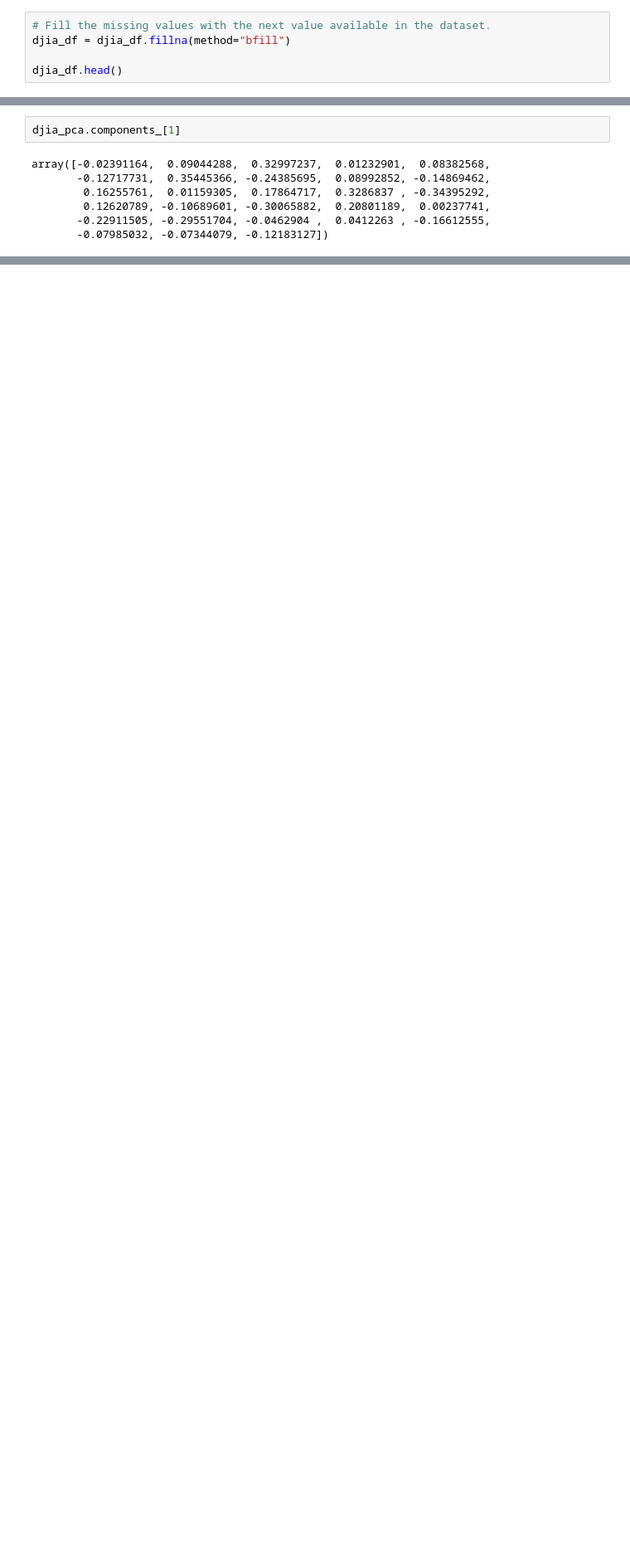
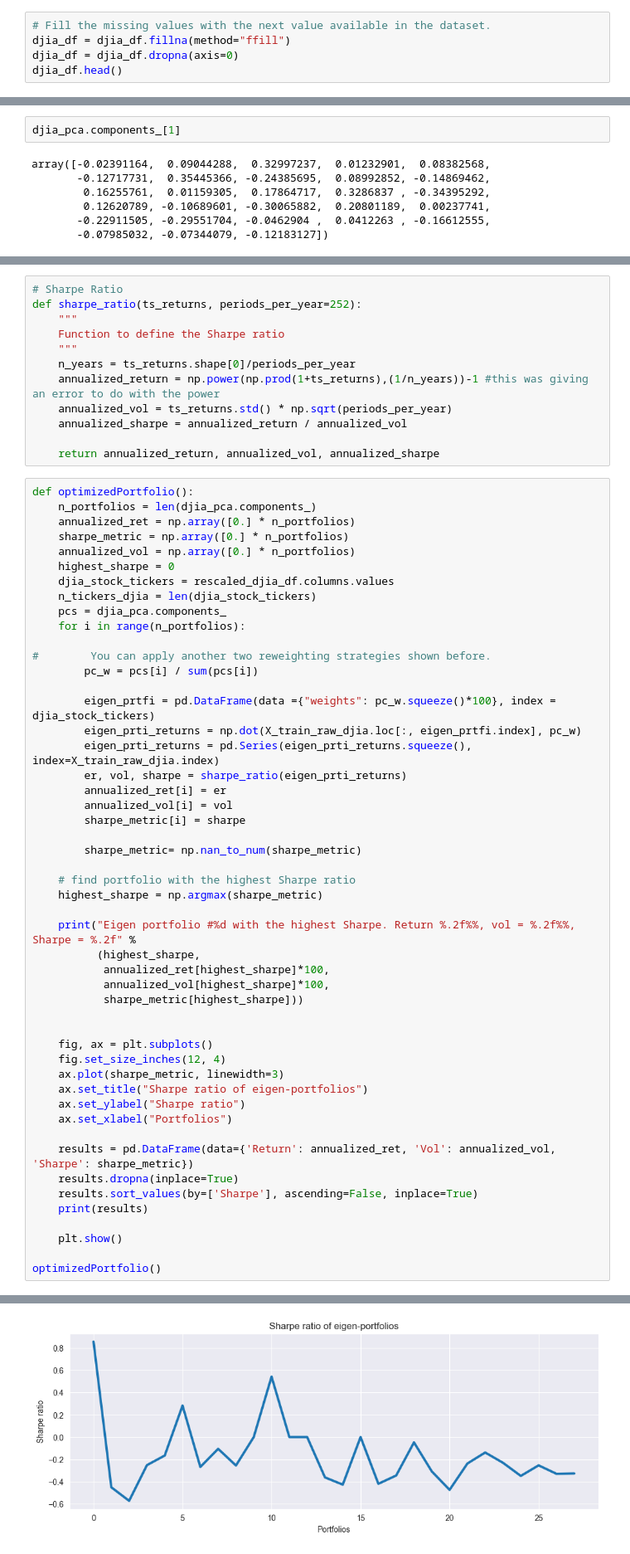
Before and after one commit to MJ-Peters/ADFT-Portfolio-Management-Coursework, a Jupyter notebook: CD22398.ipynb, the cells around one changed output, grey strips where cells are left out. Shown at 83% size. Saved outputs shown, nothing was run; the diff lists cells and outputs as text; blank space fills up the shorter version.

Commit message:
Completed the portfolio construction based on the DJIA adjusted close price data from 2000-2019 (yahoo finance)

```diff
--- a/CD22398.ipynb
+++ b/CD22398.ipynb
@@ -332,8 +336,8 @@ djia_df.shape
 (4804, 28)
 # %%
 # Fill the missing values with the next value available in the dataset.
-djia_df = djia_df.fillna(method="bfill")
-
+djia_df = djia_df.fillna(method="ffill")
+djia_df = djia_df.dropna(axis=0)
 djia_df.head()
 # %% [output]
 |  | MMM | AXP | AAPL | BA | CAT | CVX | CSCO | KO | DIS | XOM | ... | ... |
@@ -515,0 +519,63 @@ sns.heatmap(djia_topPortfolios)
+# %%
+# Sharpe Ratio
+def sharpe_ratio(ts_returns, periods_per_year=252):
+    """
+    Function to define the Sharpe ratio
+    """
+    n_years = ts_returns.shape[0]/periods_per_year
+    annualized_return = np.power(np.prod(1+ts_returns),(1/n_years))-1 #this was giving an error to do with the power
+    annualized_vol = ts_returns.std() * np.sqrt(periods_per_year)
+    annualized_sharpe = annualized_return / annualized_vol
+
+    return annualized_return, annualized_vol, annualized_sharpe
+# %%
+def optimizedPortfolio():
+    n_portfolios = len(djia_pca.components_)
+    annualized_ret = np.array([0.] * n_portfolios)
+    sharpe_metric = np.array([0.] * n_portfolios)
+    annualized_vol = np.array([0.] * n_portfolios)
+    highest_sharpe = 0
+    djia_stock_tickers = rescaled_djia_df.columns.values
+    n_tickers_djia = len(djia_stock_tickers)
+    pcs = djia_pca.components_
+    for i in range(n_portfolios):
+
+#        You can apply another two reweighting strategies shown before.
+        pc_w = pcs[i] / sum(pcs[i])
+
+        eigen_prtfi = pd.DataFrame(data ={"weights": pc_w.squeeze()*100}, index = djia_stock_tickers)
+        eigen_prti_returns = np.dot(X_train_raw_djia.loc[:, eigen_prtfi.index], pc_w)
+        eigen_prti_returns = pd.Series(eigen_prti_returns.squeeze(), index=X_train_raw_djia.index)
+        er, vol, sharpe = sharpe_ratio(eigen_prti_returns)
+        annualized_ret[i] = er
+        annualized_vol[i] = vol
+        sharpe_metric[i] = sharpe
+
+        sharpe_metric= np.nan_to_num(sharpe_metric)
+
+    # find portfolio with the highest Sharpe ratio
+    highest_sharpe = np.argmax(sharpe_metric)
+
+    print("Eigen portfolio #%d with the highest Sharpe. Return %.2f%%, vol = %.2f%%, Sharpe = %.2f" %
+          (highest_sharpe,
+           annualized_ret[highest_sharpe]*100,
+           annualized_vol[highest_sharpe]*100,
+           sharpe_metric[highest_sharpe]))
+
+
+    fig, ax = plt.subplots()
+    fig.set_size_inches(12, 4)
+    ax.plot(sharpe_metric, linewidth=3)
+    ax.set_title("Sharpe ratio of eigen-portfolios")
+    ax.set_ylabel("Sharpe ratio")
+    ax.set_xlabel("Portfolios")
+
+    results = pd.DataFrame(data={'Return': annualized_ret, 'Vol': annualized_vol, 'Sharpe': sharpe_metric})
+    results.dropna(inplace=True)
+    results.sort_values(by=['Sharpe'], ascending=False, inplace=True)
+    print(results)
+
+    plt.show()
+
+optimizedPortfolio()
+# %% [output]
@@ -515,0 +599 @@ sns.heatmap(djia_topPortfolios)
+[figure, added]
```
Also changed, not shown: parts of 9 cells of this notebook.
